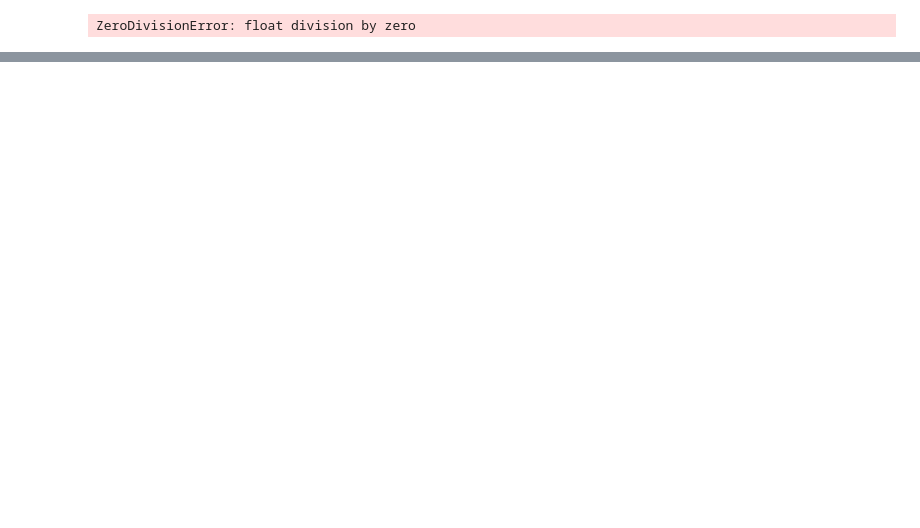
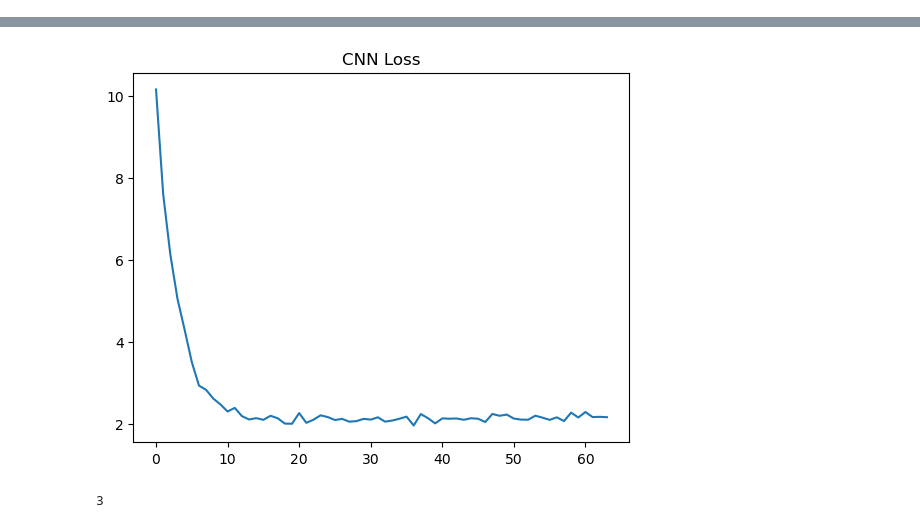
Before and after one commit to L1ndenbaum/GraphConvNetwork, a Jupyter notebook: GraphConv.ipynb, the cells around one changed output, grey strips where cells are left out. Saved outputs shown, nothing was run; the diff lists cells and outputs as text; code cells hidden in the pictures; blank space fills up the shorter version.

```diff
--- a/GraphConv.ipynb
+++ b/GraphConv.ipynb
@@ -55,8 +53,0 @@ for support_set, _ in train_loader:
-# %%
-import nets
-
-audio_cnn = nets.AudioCNN(num_channels_input=waveform_shape[0],
-                          num_channels_hidden=32,
-                          num_outputs=32)
-print(f"AudioCNN架构:\n{audio_cnn}\n共有参数{audio_cnn.count_parameters()}")
-utils.cnn_train(audio_cnn, 16, train_loader, args.device)
@@ -82,6 +54,54 @@ Train Epoch: 16   |   Loss: 3.073
-# %%
-gcn = nets.GCN()
-utils.graph_conv_train(gcn, audio_cnn, train_loader,
-                       num_epochs=400, lr=0.05, device=args.device)
-# %% [output]
-ZeroDivisionError: float division by zero
+# %%
+def cnn_train(cnn, train_loader, num_epochs, lr, device):
+
+    def init_weights(module):
+        if isinstance(module, nn.Linear) or isinstance(module, nn.Conv1d):
+            nn.init.xavier_uniform_(module.weight)
+        elif isinstance(module, torch_geometric.nn.GCNConv):
+            nn.init.xavier_uniform_(module.lin.weight)
+
+    def get_num_correct_query_pred(pred_y, y, support_size):
+        return torch.sum(pred_y[support_size:].argmax(dim=1) == y[support_size:])
+
+    optimizer = optim.Adam(cnn.parameters(), lr=lr, weight_decay=0.0001)
+    scheduler = optim.lr_scheduler.StepLR(optimizer, step_size=20, gamma=0.1)
+    loss_function = nn.CrossEntropyLoss()
+
+    cnn.to(device).train()
+    cnn.apply(init_weights)
+    losses = []
+
+    for epoch in range(1, num_epochs+1):
+        metric = utils.Accumulator(2) # 一个epoch经过样本数 cnn一个epoch所有样本损失总量
+        for support_set, query_set in train_loader:
+            support_size, query_size = len(support_set), len(query_set)
+            waveforms, labels = [], []
+            for waveform, label in support_set:
+                waveforms.append(waveform.squeeze(0)),
+                labels.append(label)
+            for waveform, label in query_set:
+                waveforms.append(waveform.squeeze(0)),
+                labels.append(label)
+            waveforms = torch.stack(waveforms).to(device)
+            labels = torch.tensor(labels, device=device)
+
+            optimizer.zero_grad()
+            y_hat = cnn(waveforms)
+            loss = loss_function(y_hat, labels)
+            loss.backward()
+            optimizer.step()
+            scheduler.step()
+            metric.add(waveforms.shape[0], loss.item())
+        losses.append(metric[1])
+
+        if epoch % 4 == 0 :
+            print(f"Epoch:{epoch}  |  CNN_Loss :{metric[1]:.3f}")
+    plt.plot(list(range(num_epochs)), losses, label='Loss')
+    plt.title('CNN Loss')
+
+import nets
+cnn = nets.AudioCNN(embed_size=64, num_channels_input=8,
+                    num_channels_hidden=32, num_classes_output=32)
+gcn = nets.GCN(num_features_inputs=64, num_classes_output=32)
+cnn_train(cnn, train_loader, num_epochs=64, lr=0.01, device=args.device)
+# %% [output]
@@ -87,0 +124,11 @@ ZeroDivisionError: float division by zero
+[figure, added]
+# %%
+graphs = utils.to_graph_dataset(cnn, train_loader, device=args.device)
+graph_dataset = datasets.GraphDataset(graphs=graphs)
+query_size = mimii_dataset.query_size
+
+from torch_geometric.loader import DataLoader as GeometricDataLoader
+graph_trainloader = GeometricDataLoader(graph_dataset, batch_size=1, shuffle=True)
+print(len(graph_trainloader))
+# %% [output]
+3
```
Also changed, not shown: parts of 5 cells of this notebook, 6 other files.
